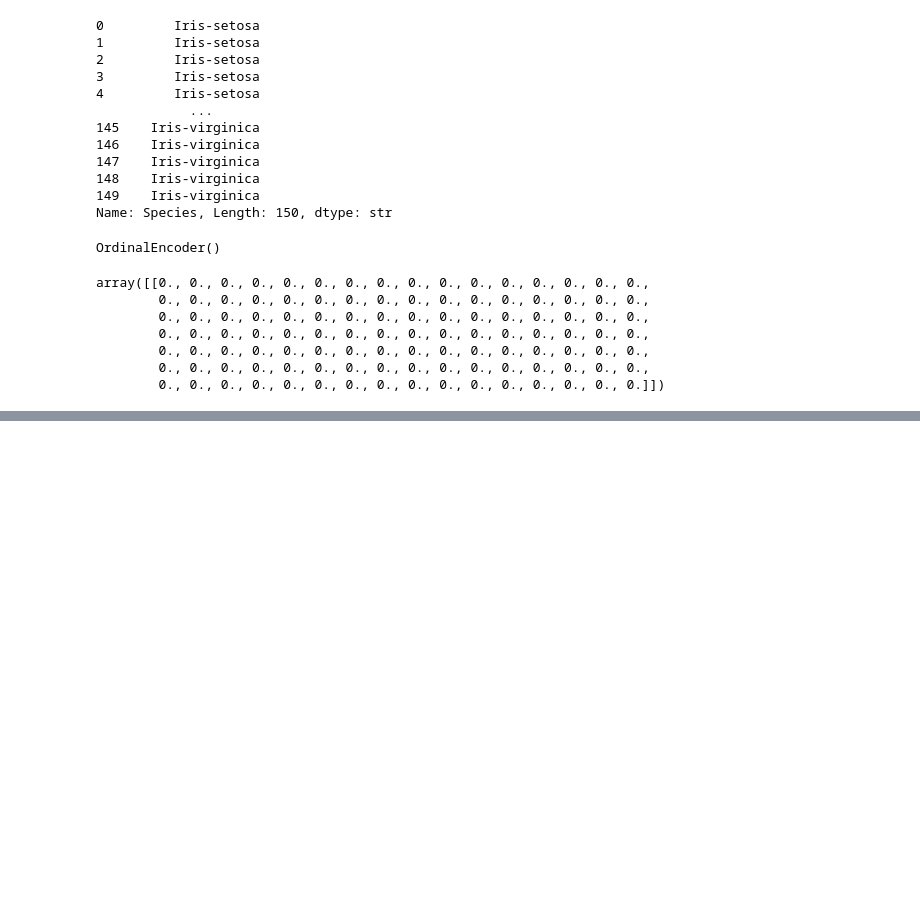
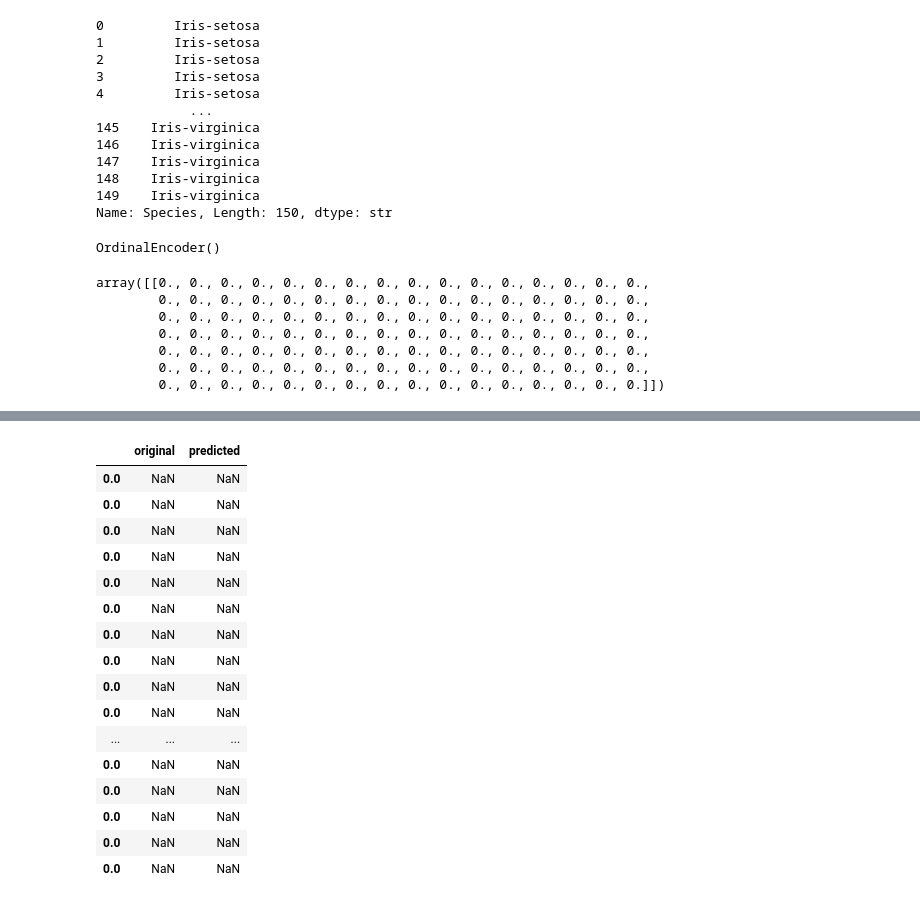
Before and after one commit to chouhandarsh/ML-Algorithm, a Jupyter notebook: DescisionTree.ipynb, the cells around one changed output, grey strips where cells are left out. Cells and saved outputs as stored; diff of their text form; code cells hidden in the pictures; blank space fills up the shorter version.

```diff
--- a/DescisionTree.ipynb
+++ b/DescisionTree.ipynb
@@ -87,0 +126,4 @@ ValueError: invalid literal for int() with base 10: 'Iris-virginica'
+# %%
+X_test['Species'] = Spercies.transform(X_test['Species'])
+# %%
+output = model.predict(X_test)
@@ -87,0 +135,2 @@ ValueError: invalid literal for int() with base 10: 'Iris-virginica'
+# %%
+y_test=
@@ -87,0 +155,20 @@ ValueError: invalid literal for int() with base 10: 'Iris-virginica'
+# %%
+pd.DataFrame(y_test,output,columns=['original',"predicted"])
+# %% [output]
+|  | original | predicted |
+| 0.0 | NaN | NaN |
+| 0.0 | NaN | NaN |
+| 0.0 | NaN | NaN |
+| 0.0 | NaN | NaN |
+| 0.0 | NaN | NaN |
+| 0.0 | NaN | NaN |
+| 0.0 | NaN | NaN |
+| 0.0 | NaN | NaN |
+| 0.0 | NaN | NaN |
+| 0.0 | NaN | NaN |
+| ... | ... | ... |
+| 0.0 | NaN | NaN |
+| 0.0 | NaN | NaN |
+| 0.0 | NaN | NaN |
+| 0.0 | NaN | NaN |
+| 0.0 | NaN | NaN |
```
Also changed, not shown: parts of 14 cells of this notebook, 7 other files.
